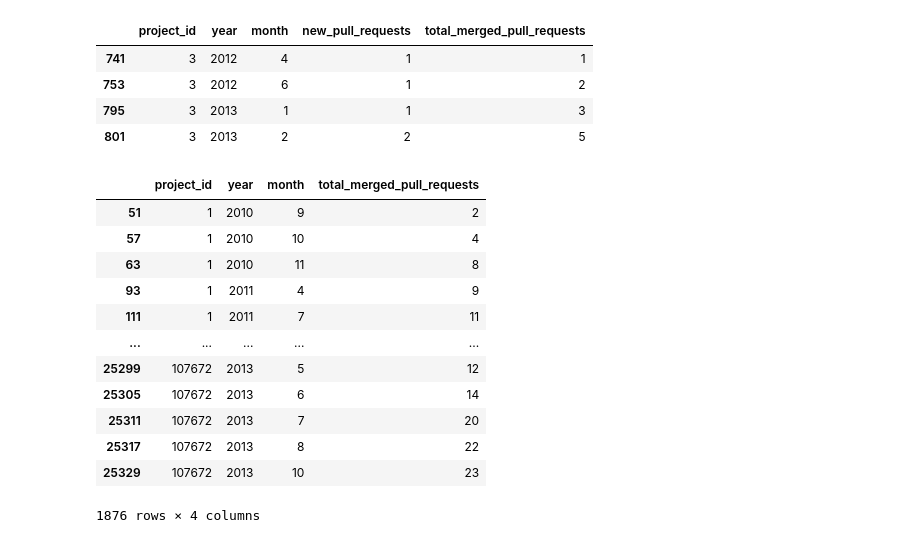
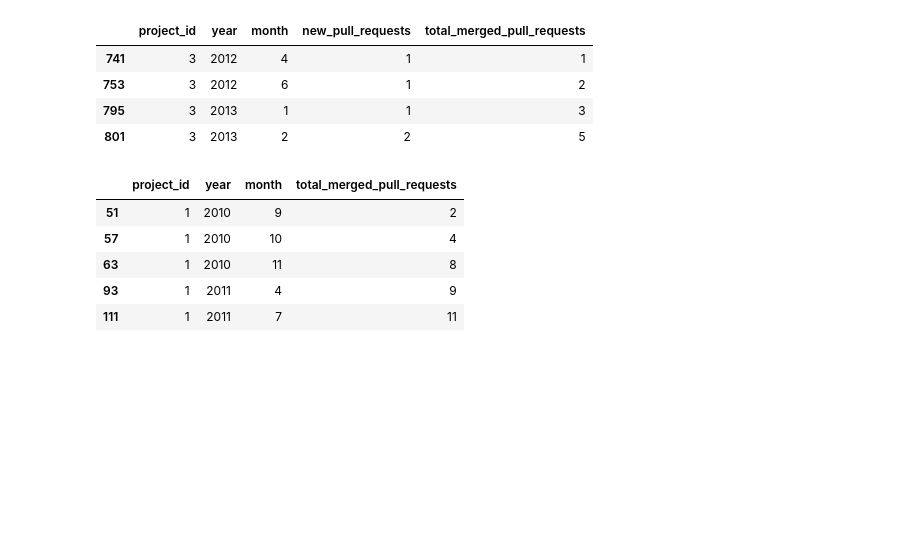
Before and after one commit to DuDiiC/engineering-thesis, a Jupyter notebook: notebooks/02_data_preparing/03. dane wyciągane z pull requestów.ipynb, the cells around one changed output. Drawn from its saved outputs; the diff is of its cells as text; code cells hidden in the pictures; blank space fills up the shorter version.

```diff
--- a/notebooks/02_data_preparing/03. dane wyciągane z pull requestów.ipynb
+++ b/notebooks/02_data_preparing/03. dane wyciągane z pull requestów.ipynb
@@ -194,20 +198,13 @@ grouped_pull_requests_merged[grouped_pull_requests_merged['project_id'] == 3]
 | 801 | 3 | 2013 | 2 | 2 | 5 |
 # %%
 grouped_pull_requests_merged.drop(columns={'new_pull_requests'}, inplace=True)
-grouped_pull_requests_merged
+grouped_pull_requests_merged.head()
 # %% [output]
 |  | project_id | year | month | total_merged_pull_requests |
 | 51 | 1 | 2010 | 9 | 2 |
 | 57 | 1 | 2010 | 10 | 4 |
 | 63 | 1 | 2010 | 11 | 8 |
 | 93 | 1 | 2011 | 4 | 9 |
 | 111 | 1 | 2011 | 7 | 11 |
-| ... | ... | ... | ... | ... |
-| 25299 | 107672 | 2013 | 5 | 12 |
-| 25305 | 107672 | 2013 | 6 | 14 |
-| 25311 | 107672 | 2013 | 7 | 20 |
-| 25317 | 107672 | 2013 | 8 | 22 |
-| 25329 | 107672 | 2013 | 10 | 23 |
-1876 rows × 4 columns
 # %%
 grouped_pull_requests_merged.to_pickle('../../data/02_prepared_data/total_merged_pull_requests.pkl')
```
Also changed, not shown: parts of 16 cells of this notebook, 1 other file.
